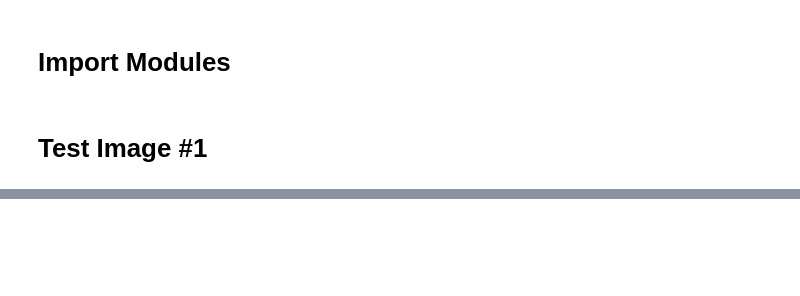
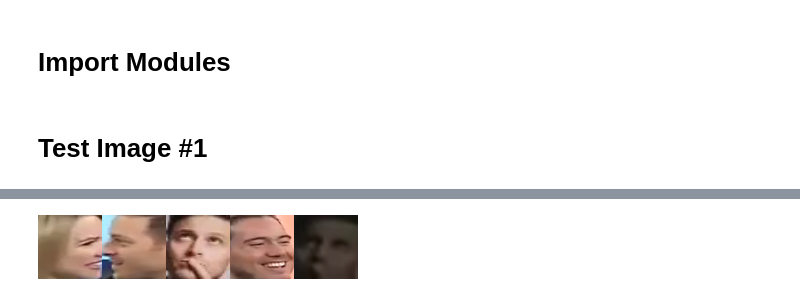
Before and after one commit to hslrock/EmotiW2020, a Jupyter notebook: Test_MTCNN.ipynb, the cells around one changed output, grey strips where cells are left out. Drawn from its saved outputs; the diff is of its cells as text; code cells hidden in the pictures; blank space fills up the shorter version.

```diff
--- a/Test_MTCNN.ipynb
+++ b/Test_MTCNN.ipynb
@@ -98,0 +58,34 @@ a=test_model(img_list[1].unsqueeze(0))
+# %%
+import pandas as pd
+class Video_Data():
+    def __init__(self,csv_file,sub_csv_file=None,
+                 base_path_v=None,frame_num=16,embedding=False):
+
+        self.max_frame_num=24
+        self._table = pd.read_csv(csv_file,delimiter=' ')
+        if sub_csv_file is None:
+            self._table_embedding=None
+        else:
+            self._table_embedding=pd.read_csv(sub_csv_file)
+        self.frame_num = frame_num
+        self._base_path_v=base_path_v
+        self.embedding=embedding
+
+
+
+        self.transform=transforms.Compose([
+                     transforms.Resize((256,256)),
+                     transforms.ToTensor(),
+                     transforms.Normalize((0.5,0.5,0.5 ), (0.5, 0.5,0.5))])
+    def __len__(self):
+        return len(self._table)
+
+    def __getitem__(self, idx):
+        folder_name = os.path.join(self._base_path_v,self._table.Vid_name[idx])
+        frame_list=os.listdir(folder_name)
+
+
+        return folder_name,frame_list
+# %%
+train_data=Video_Data(Train_label,base_path_v=Train_video,frame_num=24)
+valid_data=Video_Data(Val_labels,base_path_v=Val_video,frame_num=24)
@@ -98,0 +94,7 @@ a=test_model(img_list[1].unsqueeze(0))
+# %%
+from tqdm.notebook import tqdm
+path=os.path.join(valid_data[26][0],valid_data[26][1][0])
+test_img=Image.open(path)
+face_extraction(test_img,5)
+# %% [output]
+[figure, added]
```
Also changed, not shown: parts of 15 cells of this notebook, 4 other files.
